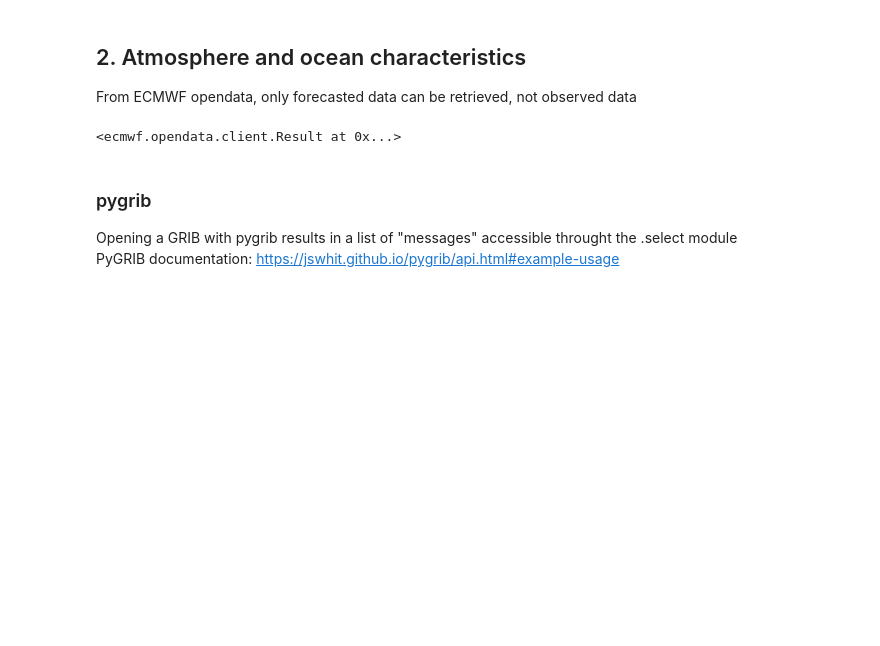
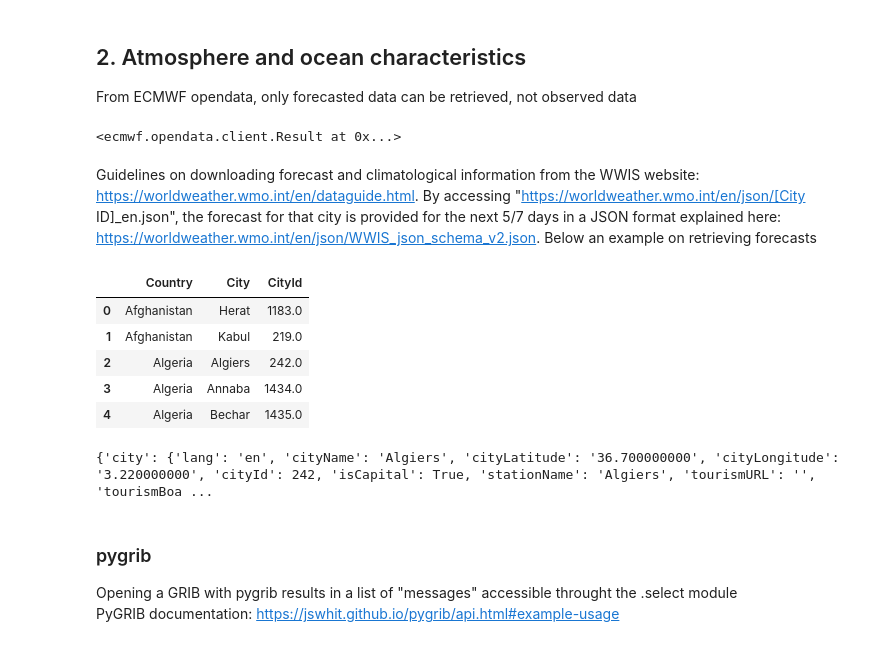
Before and after one commit to ECMWFCode4Earth/TropiDash, a Jupyter notebook: notebooks-examples-trials/trials/access-ECMWF-data.ipynb, the cells around one changed output. Cells and saved outputs as stored; diff of their text form; code cells hidden in the pictures; blank space fills up the shorter version.

```diff
--- a/notebooks-examples-trials/trials/access-ECMWF-data.ipynb
+++ b/notebooks-examples-trials/trials/access-ECMWF-data.ipynb
@@ -111,6 +111,26 @@ client = Client(source = "ecmwf")
 client.retrieve(request = request, target = "test_data_access/wind.grib2")
 # %% [output]
 <ecmwf.opendata.client.Result at 0x...>
+# %% [markdown]
+Guidelines on downloading forecast and climatological information from the WWIS website: https://worldweather.wmo.int/en/dataguide.html. By accessing "https://worldweather.wmo.int/en/json/[City ID]_en.json", the forecast for that city is provided for the next 5/7 days in a JSON format explained here: https://worldweather.wmo.int/en/json/WWIS_json_schema_v2.json. Below an example on retrieving forecasts
+# %%
+#list of country codes
+pd.read_csv("https://worldweather.wmo.int/en/json/full_city_list.txt", sep = ";").head()
+# %% [output]
+|  | Country | City | CityId |
+| 0 | Afghanistan | Herat | 1183.0 |
+| 1 | Afghanistan | Kabul | 219.0 |
+| 2 | Algeria | Algiers | 242.0 |
+| 3 | Algeria | Annaba | 1434.0 |
+| 4 | Algeria | Bechar | 1435.0 |
+# %%
+import json
+from urllib.request import urlopen
+response = urlopen("https://worldweather.wmo.int/en/json/242_en.json") #Algeri
+data = json.load(response)
+print(data)
+# %% [output]
+{'city': {'lang': 'en', 'cityName': 'Algiers', 'cityLatitude': '36.700000000', 'cityLongitude': '3.220000000', 'cityId': 242, 'isCapital': True, 'stationName': 'Algiers', 'tourismURL': '', 'tourismBoa ...
 # %% [markdown]
 ### pygrib
 Opening a GRIB with pygrib results in a list of "messages" accessible throught the .select module \
```
Also changed, not shown: parts of 11 cells of this notebook, 1 other file.
